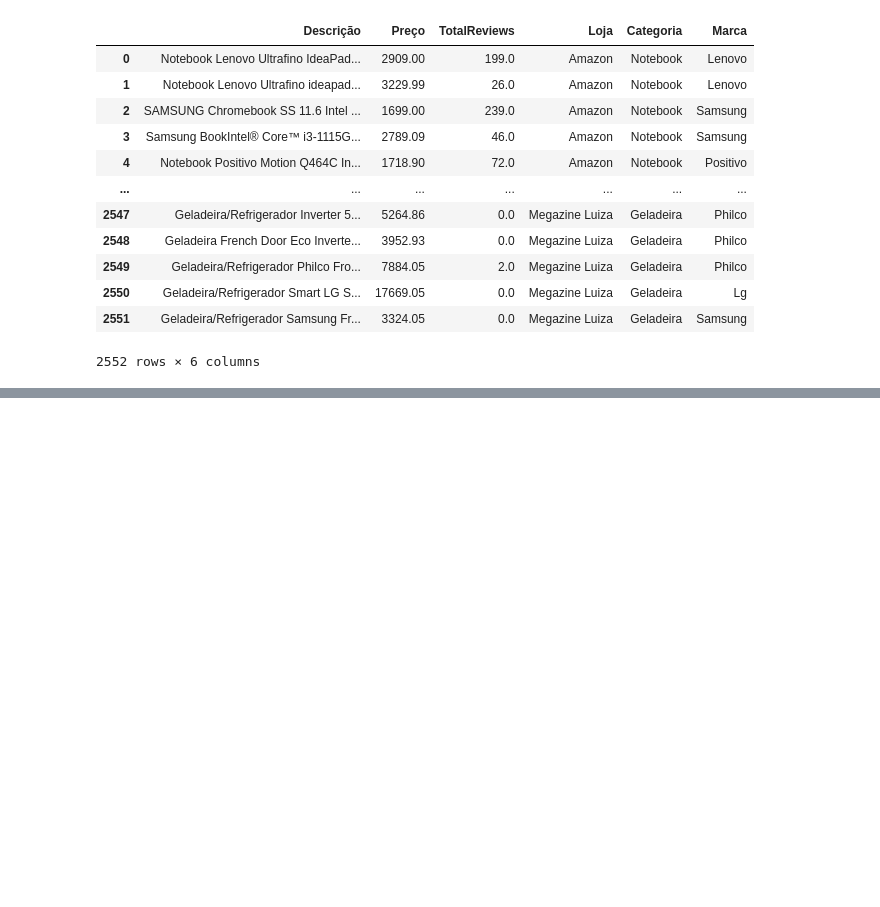
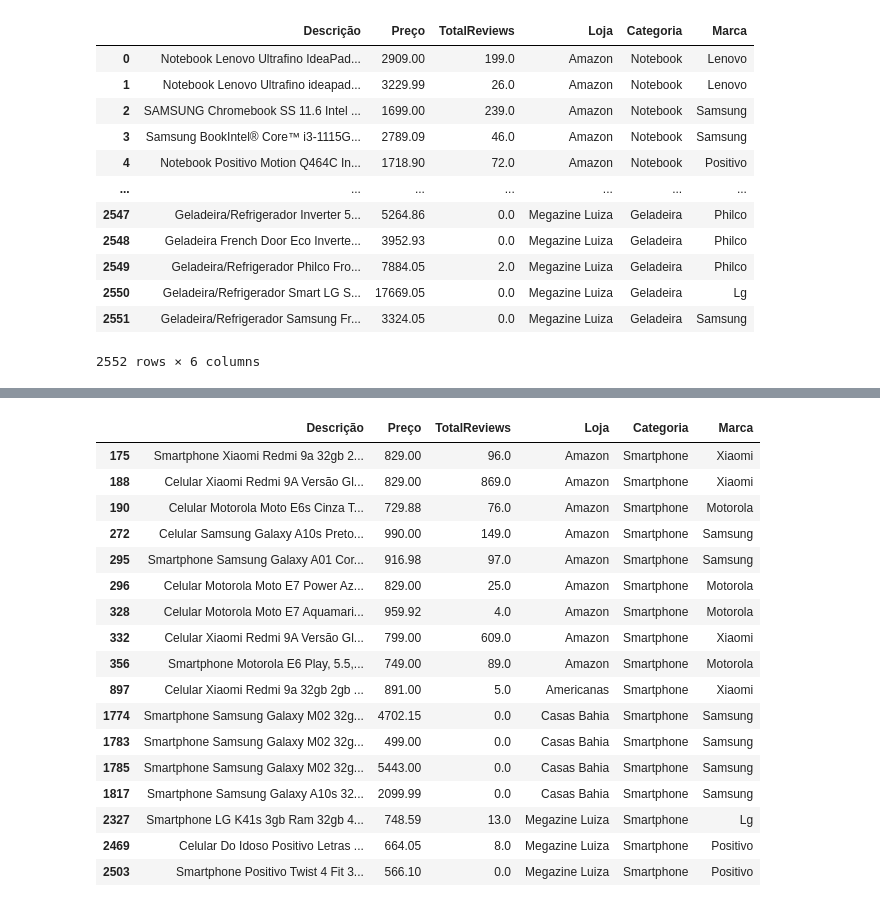
Before and after one commit to vitordutra/desafio-3-trilhas-webscraping, a Jupyter notebook: analise_geral.ipynb, the cells around one changed output, grey strips where cells are left out. Cells and saved outputs as stored; diff of their text form; code cells hidden in the pictures; blank space fills up the shorter version.

```diff
--- a/analise_geral.ipynb
+++ b/analise_geral.ipynb
@@ -101,3 +132,5 @@ Quantidade de outliers:  55
 # %%
 dados_ml = pd.read_csv('magazine_luiza/output/dados_magazine_luiza.csv',sep=';')
 dados_ml_new = dados_ml.drop(columns=['Estrelas','URL'])
+dados_ml_new['Categoria'].loc[dados_ml_new['Categoria'] == 'Smart TV'] = 'TV'
+dados_ml_new[dados_ml_new["Categoria"] == "TV"]
@@ -196,0 +311,2 @@ dados_gerais
+# %%
+dados_gerais_smartphone = dados_gerais_marcas[dados_gerais_marcas["Categoria"] == "Smartphone"]
@@ -196,0 +334,21 @@ dados_gerais
+# %%
+dados_gerais_smartphone[dados_gerais_smartphone["Descrição"].str.contains("32gb")]
+# %% [output]
+|  | Descrição | Preço | TotalReviews | Loja | Categoria | Marca |
+| 175 | Smartphone Xiaomi Redmi 9a 32gb 2... | 829.00 | 96.0 | Amazon | Smartphone | Xiaomi |
+| 188 | Celular Xiaomi Redmi 9A Versão Gl... | 829.00 | 869.0 | Amazon | Smartphone | Xiaomi |
+| 190 | Celular Motorola Moto E6s Cinza T... | 729.88 | 76.0 | Amazon | Smartphone | Motorola |
+| 272 | Celular Samsung Galaxy A10s Preto... | 990.00 | 149.0 | Amazon | Smartphone | Samsung |
+| 295 | Smartphone Samsung Galaxy A01 Cor... | 916.98 | 97.0 | Amazon | Smartphone | Samsung |
+| 296 | Celular Motorola Moto E7 Power Az... | 829.00 | 25.0 | Amazon | Smartphone | Motorola |
+| 328 | Celular Motorola Moto E7 Aquamari... | 959.92 | 4.0 | Amazon | Smartphone | Motorola |
+| 332 | Celular Xiaomi Redmi 9A Versão Gl... | 799.00 | 609.0 | Amazon | Smartphone | Xiaomi |
+| 356 | Smartphone Motorola E6 Play, 5.5,... | 749.00 | 89.0 | Amazon | Smartphone | Motorola |
+| 897 | Celular Xiaomi Redmi 9a 32gb 2gb ... | 891.00 | 5.0 | Americanas | Smartphone | Xiaomi |
+| 1774 | Smartphone Samsung Galaxy M02 32g... | 4702.15 | 0.0 | Casas Bahia | Smartphone | Samsung |
+| 1783 | Smartphone Samsung Galaxy M02 32g... | 499.00 | 0.0 | Casas Bahia | Smartphone | Samsung |
+| 1785 | Smartphone Samsung Galaxy M02 32g... | 5443.00 | 0.0 | Casas Bahia | Smartphone | Samsung |
+| 1817 | Smartphone Samsung Galaxy A10s 32... | 2099.99 | 0.0 | Casas Bahia | Smartphone | Samsung |
+| 2327 | Smartphone LG K41s 3gb Ram 32gb 4... | 748.59 | 13.0 | Megazine Luiza | Smartphone | Lg |
+| 2469 | Celular Do Idoso Positivo Letras ... | 664.05 | 8.0 | Megazine Luiza | Smartphone | Positivo |
+| 2503 | Smartphone Positivo Twist 4 Fit 3... | 566.10 | 0.0 | Megazine Luiza | Smartphone | Positivo |
```
Also changed, not shown: parts of 25 cells of this notebook, 1 other file.
